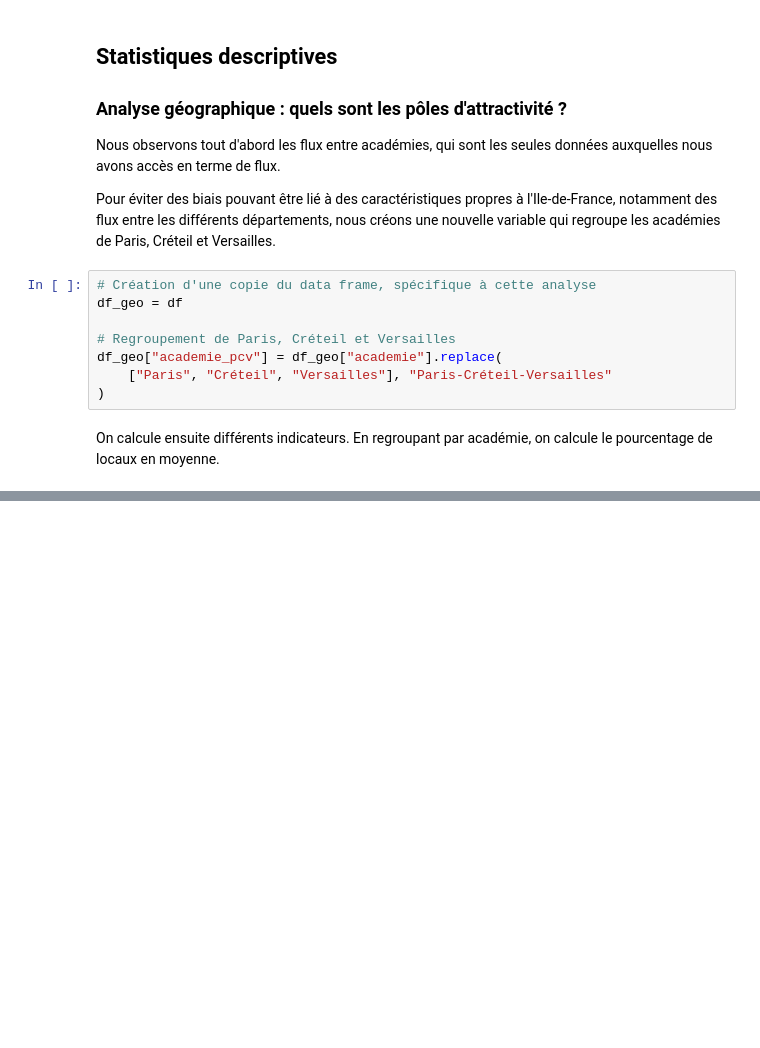
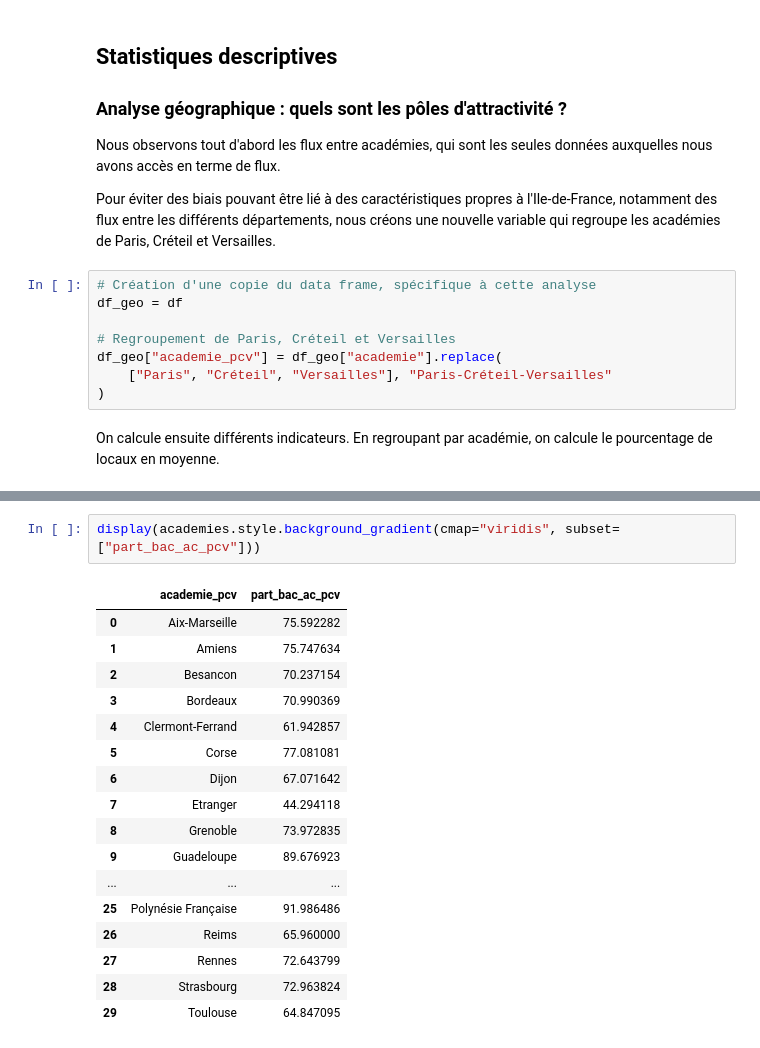
Before and after one commit to elise-m1/Projet-python-data-science, a Jupyter notebook: main.ipynb, the cells around one changed output, grey strips where cells are left out. Saved outputs shown, nothing was run; the diff lists cells and outputs as text; blank space fills up the shorter version.

```diff
--- a/main.ipynb
+++ b/main.ipynb
@@ -66,0 +85,20 @@ academies = df_geo.groupby("academie_pcv")["part_bac_ac_pcv"].mean().reset_index
+# %%
+display(academies.style.background_gradient(cmap="viridis", subset=["part_bac_ac_pcv"]))
+# %% [output]
+|  | academie_pcv | part_bac_ac_pcv |
+| 0 | Aix-Marseille | 75.592282 |
+| 1 | Amiens | 75.747634 |
+| 2 | Besancon | 70.237154 |
+| 3 | Bordeaux | 70.990369 |
+| 4 | Clermont-Ferrand | 61.942857 |
+| 5 | Corse | 77.081081 |
+| 6 | Dijon | 67.071642 |
+| 7 | Etranger | 44.294118 |
+| 8 | Grenoble | 73.972835 |
+| 9 | Guadeloupe | 89.676923 |
+| ... | ... | ... |
+| 25 | Polynésie Française | 91.986486 |
+| 26 | Reims | 65.960000 |
+| 27 | Rennes | 72.643799 |
+| 28 | Strasbourg | 72.963824 |
+| 29 | Toulouse | 64.847095 |
```
Also changed, not shown: parts of 6 cells of this notebook.
